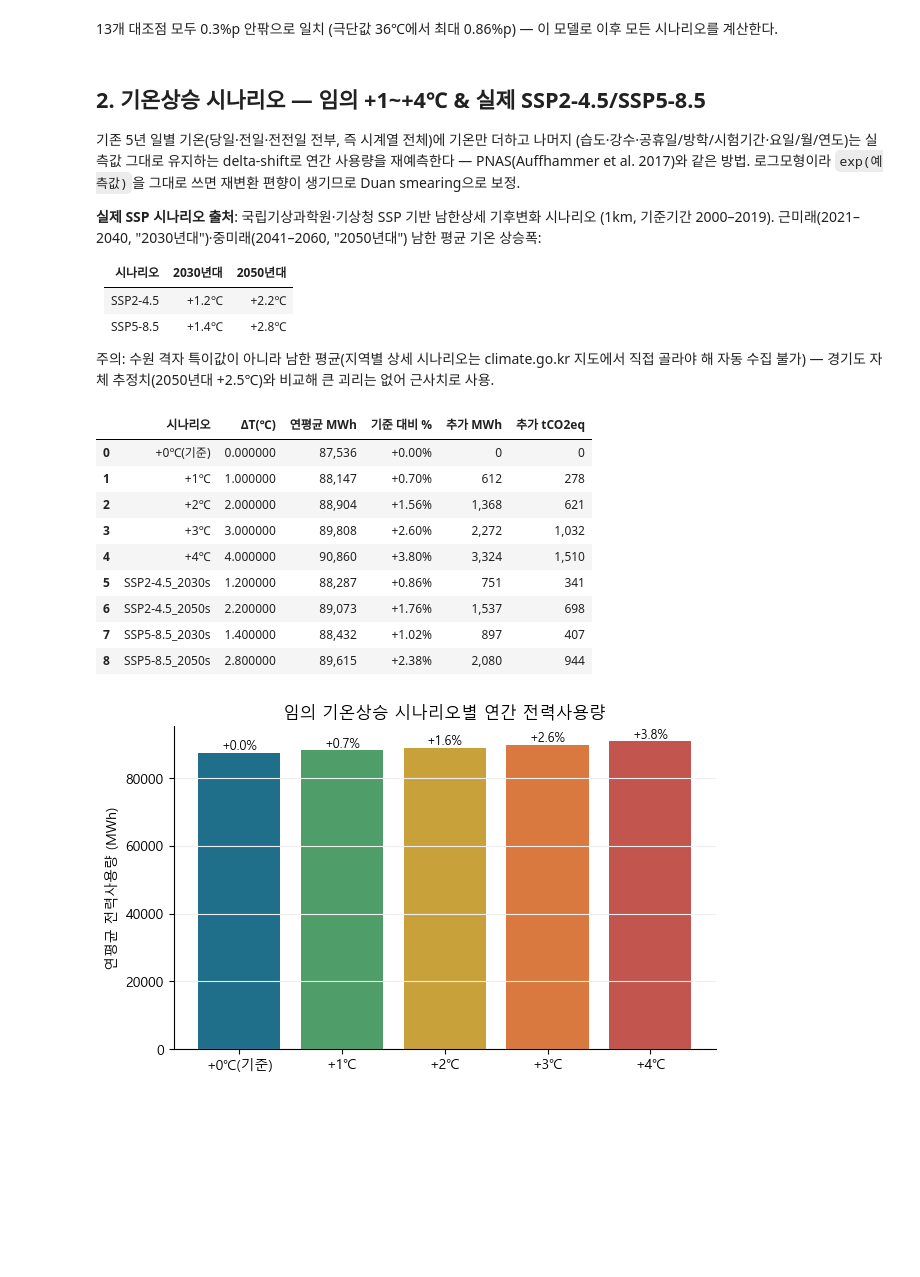
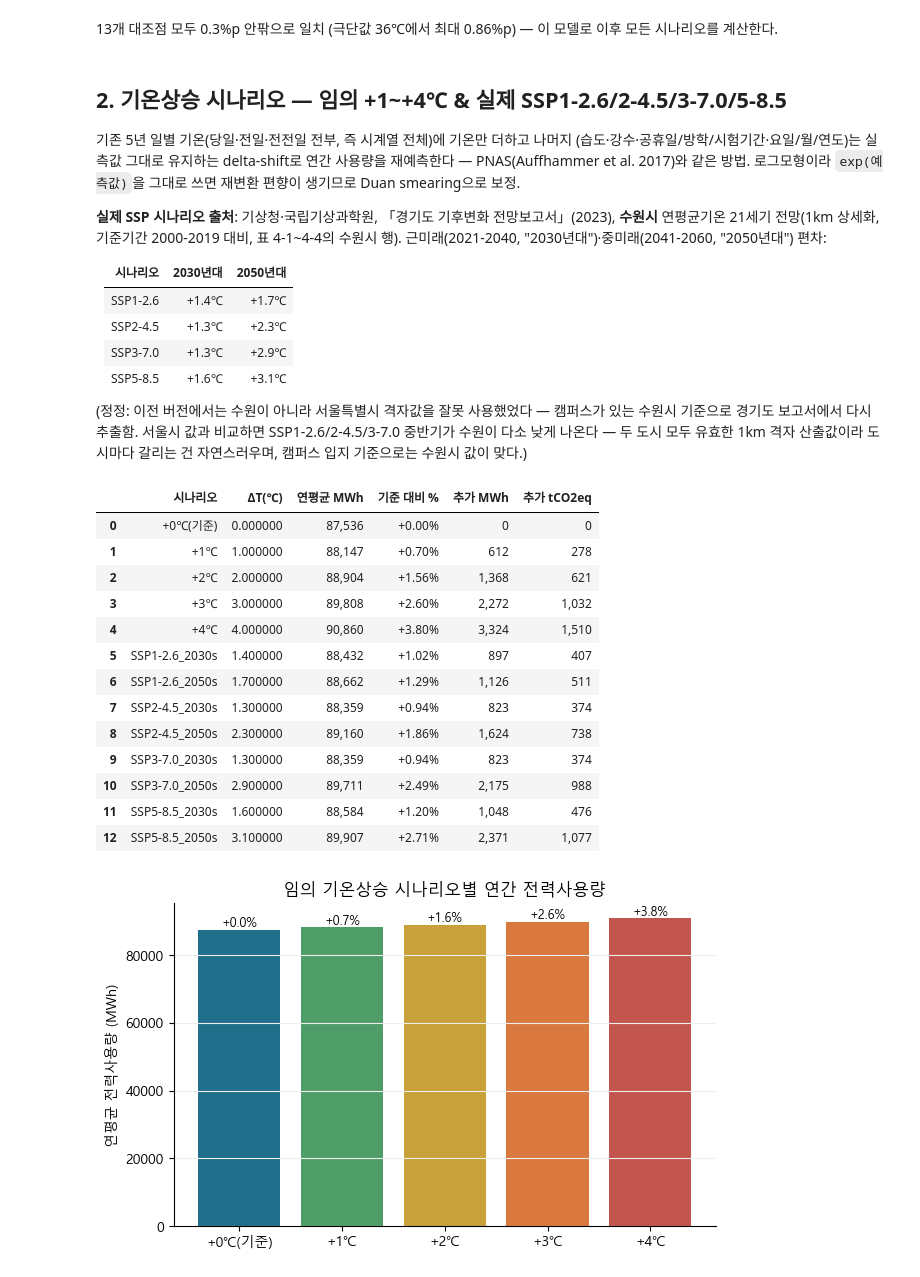
Before and after one commit to pjw040702/RobustEMS, a Jupyter notebook: temperature_scenario_analysis.ipynb, the cells around one changed output. Drawn from its saved outputs; the diff is of its cells as text; code cells hidden in the pictures; blank space fills up the shorter version.

```diff
--- a/temperature_scenario_analysis.ipynb
+++ b/temperature_scenario_analysis.ipynb
@@ -139,62 +139,71 @@ plt.show()
 13개 대조점 모두 0.3%p 안팎으로 일치 (극단값 36℃에서 최대 0.86%p) — 이 모델로
 이후 모든 시나리오를 계산한다.
 # %% [markdown]
-## 2. 기온상승 시나리오 — 임의 +1~+4℃ & 실제 SSP2-4.5/SSP5-8.5
+## 2. 기온상승 시나리오 — 임의 +1~+4℃ & 실제 SSP1-2.6/2-4.5/3-7.0/5-8.5
 
 기존 5년 일별 기온(당일·전일·전전일 전부, 즉 시계열 전체)에 기온만 더하고 나머지
 (습도·강수·공휴일/방학/시험기간·요일/월/연도)는 실측값 그대로 유지하는 delta-shift로
 연간 사용량을 재예측한다 — PNAS(Auffhammer et al. 2017)와 같은 방법. 로그모형이라
 `exp(예측값)`을 그대로 쓰면 재변환 편향이 생기므로 Duan smearing으로 보정.
 
-**실제 SSP 시나리오 출처**: 국립기상과학원·기상청 SSP 기반 남한상세 기후변화 시나리오
-(1km, 기준기간 2000–2019). 근미래(2021–2040, "2030년대")·중미래(2041–2060, "2050년대")
-남한 평균 기온 상승폭:
+**실제 SSP 시나리오 출처**: 기상청·국립기상과학원, 「경기도 기후변화 전망보고서」(2023),
+**수원시** 연평균기온 21세기 전망(1km 상세화, 기준기간 2000-2019 대비, 표 4-1~4-4의
+수원시 행). 근미래(2021-2040, "2030년대")·중미래(2041-2060, "2050년대") 편차:
 
 | 시나리오 | 2030년대 | 2050년대 |
 | --- | --- | --- |
-| SSP2-4.5 | +1.2℃ | +2.2℃ |
-| SSP5-8.5 | +1.4℃ | +2.8℃ |
+| SSP1-2.6 | +1.4℃ | +1.7℃ |
+| SSP2-4.5 | +1.3℃ | +2.3℃ |
+| SSP3-7.0 | +1.3℃ | +2.9℃ |
+| SSP5-8.5 | +1.6℃ | +3.1℃ |
 
-주의: 수원 격자 특이값이 아니라 남한 평균(지역별 상세 시나리오는 climate.go.kr 지도에서
-직접 골라야 해 자동 수집 불가) — 경기도 자체 추정치(2050년대 +2.5℃)와 비교해 큰 괴리는
-없어 근사치로 사용.
+(정정: 이전 버전에서는 수원이 아니라 서울특별시 격자값을 잘못 사용했었다 — 캠퍼스가 있는
+수원시 기준으로 경기도 보고서에서 다시 추출함. 서울시 값과 비교하면 SSP1-2.6/2-4.5/3-7.0
+중반기가 수원이 다소 낮게 나온다 — 두 도시 모두 유효한 1km 격자 산출값이라 도시마다
+갈리는 건 자연스러우며, 캠퍼스 입지 기준으로는 수원시 값이 맞다.)
 # %%
 def simulate_usage(delta_c):
     # 기온만 delta_c 만큼 이동한 5년 패널의 일별 예측 사용량(kWh) 배열
     sc = est.copy()
     sc["temp_c"] = est["temp_c"] + delta_c
     sc["temp_lag1"] = est["temp_lag1"] + delta_c
     sc["temp_lag2"] = est["temp_lag2"] + delta_c
     return np.exp(res.predict(sc)) * smear
 
 
-SCENARIOS_TEMP = {"+0\u2103(기준)": 0, "+1\u2103": 1, "+2\u2103": 2, "+3\u2103": 3, "+4\u2103": 4,
-                  "SSP2-4.5_2030s": 1.2, "SSP2-4.5_2050s": 2.2,
-                  "SSP5-8.5_2030s": 1.4, "SSP5-8.5_2050s": 2.8}
+SCENARIOS_TEMP = {"+0℃(기준)": 0, "+1℃": 1, "+2℃": 2, "+3℃": 3, "+4℃": 4,
+                  "SSP1-2.6_2030s": 1.4, "SSP1-2.6_2050s": 1.7,
+                  "SSP2-4.5_2030s": 1.3, "SSP2-4.5_2050s": 2.3,
+                  "SSP3-7.0_2030s": 1.3, "SSP3-7.0_2050s": 2.9,
+                  "SSP5-8.5_2030s": 1.6, "SSP5-8.5_2050s": 3.1}
 usage_by_scn = {name: simulate_usage(dt) for name, dt in SCENARIOS_TEMP.items()}
 CO2_FACTOR = 0.4541  # tCO2eq / MWh, 환경부 온실가스종합정보센터 '24
 
-base_mwh = usage_by_scn["+0\u2103(기준)"].sum() / 1000 / n_years
+base_mwh = usage_by_scn["+0℃(기준)"].sum() / 1000 / n_years
 temp_scen = pd.DataFrame([
-    {"시나리오": name, "\u0394T(\u2103)": dt, "연평균 MWh": arr.sum() / 1000 / n_years}
+    {"시나리오": name, "ΔT(℃)": dt, "연평균 MWh": arr.sum() / 1000 / n_years}
     for (name, dt), arr in zip(SCENARIOS_TEMP.items(), usage_by_scn.values())
 ])
 temp_scen["기준 대비 %"] = (temp_scen["연평균 MWh"] - base_mwh) / base_mwh * 100
 temp_scen["추가 MWh"] = temp_scen["연평균 MWh"] - base_mwh
 temp_scen["추가 tCO2eq"] = temp_scen["추가 MWh"] * CO2_FACTOR
 temp_scen.style.format({"연평균 MWh": "{:,.0f}", "기준 대비 %": "{:+.2f}%",
                          "추가 MWh": "{:,.0f}", "추가 tCO2eq": "{:,.0f}"})
 # %% [output]
 |  | 시나리오 | ΔT(℃) | 연평균 MWh | 기준 대비 % | 추가 MWh | 추가 tCO2eq |
 | 0 | +0℃(기준) | 0.000000 | 87,536 | +0.00% | 0 | 0 |
 | 1 | +1℃ | 1.000000 | 88,147 | +0.70% | 612 | 278 |
 | 2 | +2℃ | 2.000000 | 88,904 | +1.56% | 1,368 | 621 |
 | 3 | +3℃ | 3.000000 | 89,808 | +2.60% | 2,272 | 1,032 |
 | 4 | +4℃ | 4.000000 | 90,860 | +3.80% | 3,324 | 1,510 |
-| 5 | SSP2-4.5_2030s | 1.200000 | 88,287 | +0.86% | 751 | 341 |
-| 6 | SSP2-4.5_2050s | 2.200000 | 89,073 | +1.76% | 1,537 | 698 |
-| 7 | SSP5-8.5_2030s | 1.400000 | 88,432 | +1.02% | 897 | 407 |
-| 8 | SSP5-8.5_2050s | 2.800000 | 89,615 | +2.38% | 2,080 | 944 |
+| 5 | SSP1-2.6_2030s | 1.400000 | 88,432 | +1.02% | 897 | 407 |
+| 6 | SSP1-2.6_2050s | 1.700000 | 88,662 | +1.29% | 1,126 | 511 |
+| 7 | SSP2-4.5_2030s | 1.300000 | 88,359 | +0.94% | 823 | 374 |
+| 8 | SSP2-4.5_2050s | 2.300000 | 89,160 | +1.86% | 1,624 | 738 |
+| 9 | SSP3-7.0_2030s | 1.300000 | 88,359 | +0.94% | 823 | 374 |
+| 10 | SSP3-7.0_2050s | 2.900000 | 89,711 | +2.49% | 2,175 | 988 |
+| 11 | SSP5-8.5_2030s | 1.600000 | 88,584 | +1.20% | 1,048 | 476 |
+| 12 | SSP5-8.5_2050s | 3.100000 | 89,907 | +2.71% | 2,371 | 1,077 |
 # %%
 fig, ax = plt.subplots(figsize=(7, 4.2))
 arb = temp_scen[temp_scen["\u0394T(\u2103)"].isin([0, 1, 2, 3, 4])].sort_values("\u0394T(\u2103)")
```
Also changed, not shown: parts of 4 cells of this notebook, 1 other file.
